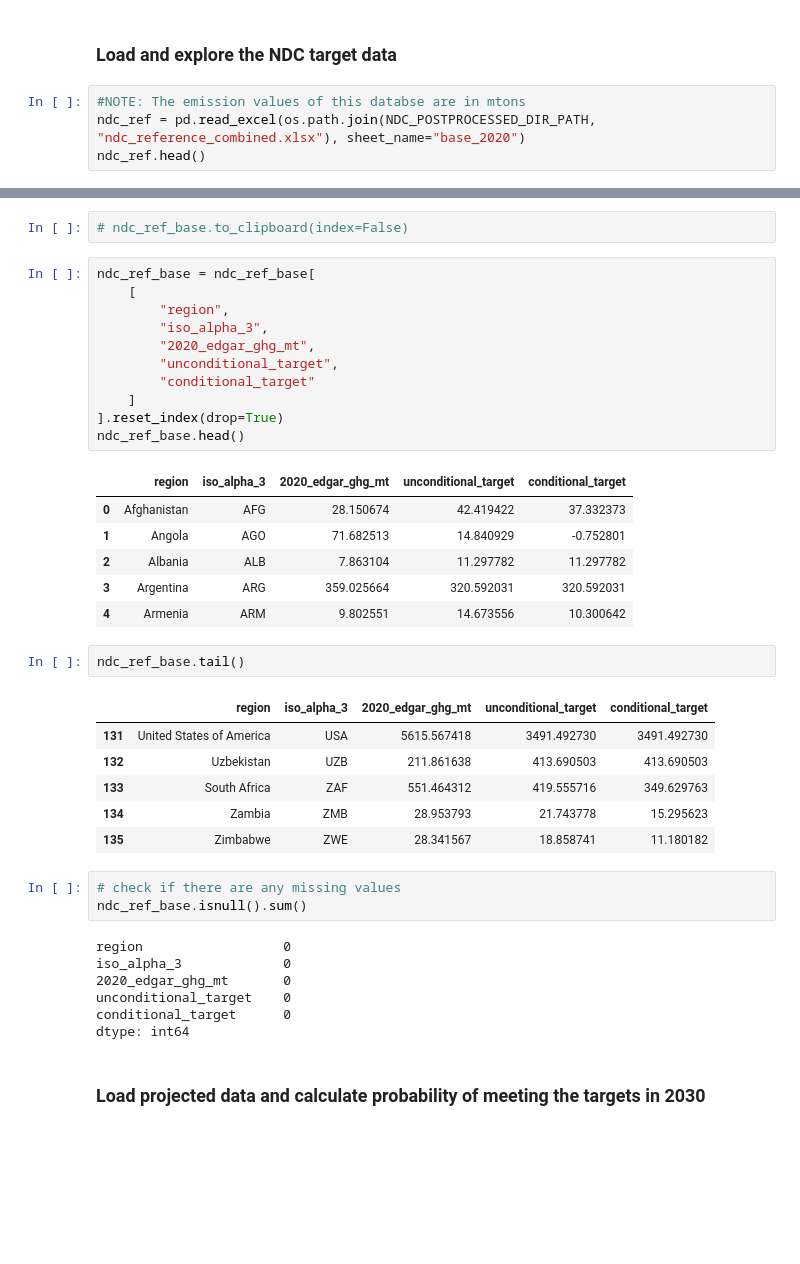
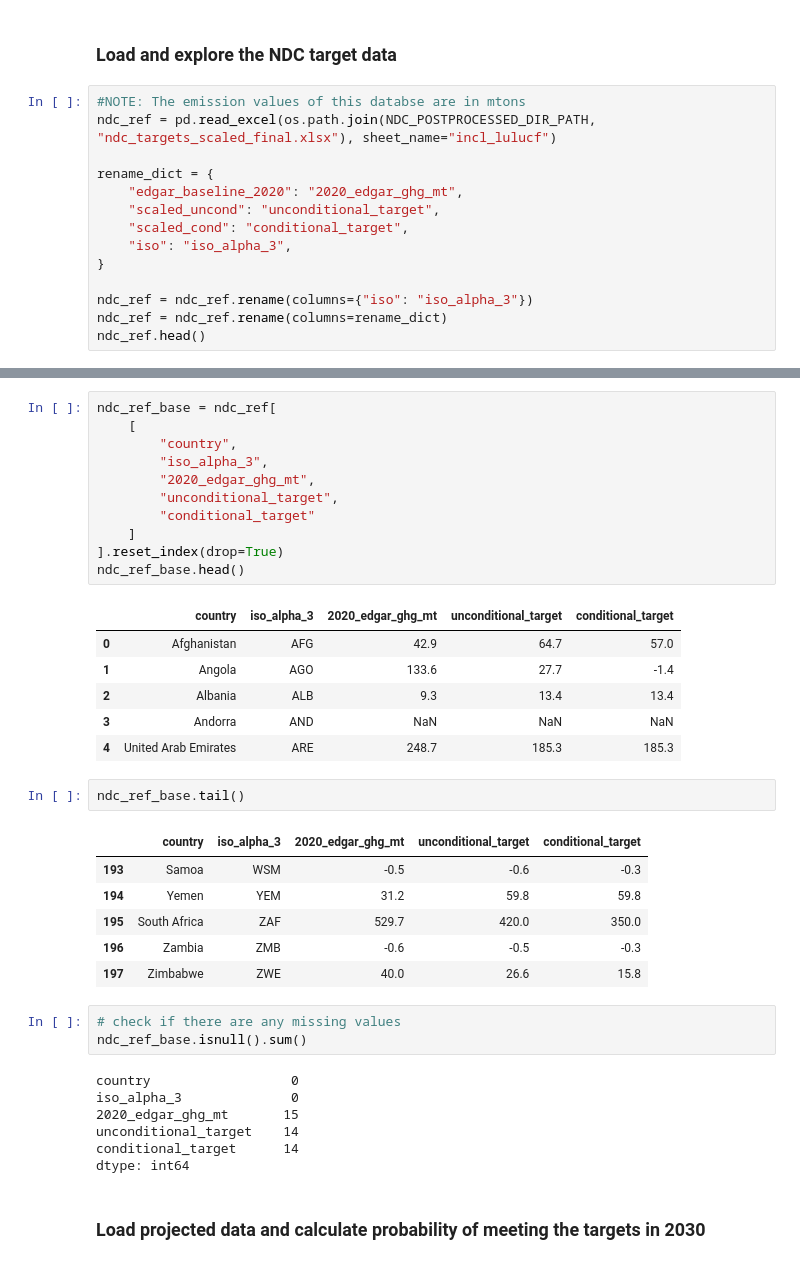
Before and after one commit to jroblar/ndc_evaluation, a Jupyter notebook: ndc_probability/ndc_probability_analysis.ipynb, the cells around one changed output, grey strips where cells are left out. Drawn from its saved outputs; the diff is of its cells as text; blank space fills up the shorter version.

```diff
--- a/ndc_probability/ndc_probability_analysis.ipynb
+++ b/ndc_probability/ndc_probability_analysis.ipynb
@@ -32,6 +31,16 @@ NDC_POSTPROCESSED_DIR_PATH = os.path.join(DATA_DIR_PATH, "ndc_data")
 ### Load and explore the NDC target data
 # %%
 #NOTE: The emission values of this databse are in mtons
-ndc_ref = pd.read_excel(os.path.join(NDC_POSTPROCESSED_DIR_PATH, "ndc_reference_combined.xlsx"), sheet_name="base_2020")
+ndc_ref = pd.read_excel(os.path.join(NDC_POSTPROCESSED_DIR_PATH, "ndc_targets_scaled_final.xlsx"), sheet_name="incl_lulucf")
+
+rename_dict = {
+    "edgar_baseline_2020": "2020_edgar_ghg_mt",
+    "scaled_uncond": "unconditional_target",
+    "scaled_cond": "conditional_target",
+    "iso": "iso_alpha_3",
+}
+
+ndc_ref = ndc_ref.rename(columns={"iso": "iso_alpha_3"})
+ndc_ref = ndc_ref.rename(columns=rename_dict)
 ndc_ref.head()
 # %% [output]
@@ -124,41 +84,39 @@ ndc_ref_base.head()
-# %%
-# ndc_ref_base.to_clipboard(index=False)
 # %%
-ndc_ref_base = ndc_ref_base[
+ndc_ref_base = ndc_ref[
     [
-        "region",
+        "country",
         "iso_alpha_3",
         "2020_edgar_ghg_mt",
         "unconditional_target",
         "conditional_target"
     ]
 ].reset_index(drop=True)
 ndc_ref_base.head()
 # %% [output]
-|  | region | iso_alpha_3 | 2020_edgar_ghg_mt | unconditional_target | conditional_target |
-| 0 | Afghanistan | AFG | 28.150674 | 42.419422 | 37.332373 |
-| 1 | Angola | AGO | 71.682513 | 14.840929 | -0.752801 |
-| 2 | Albania | ALB | 7.863104 | 11.297782 | 11.297782 |
-| 3 | Argentina | ARG | 359.025664 | 320.592031 | 320.592031 |
-| 4 | Armenia | ARM | 9.802551 | 14.673556 | 10.300642 |
+|  | country | iso_alpha_3 | 2020_edgar_ghg_mt | unconditional_target | conditional_target |
+| 0 | Afghanistan | AFG | 42.9 | 64.7 | 57.0 |
+| 1 | Angola | AGO | 133.6 | 27.7 | -1.4 |
+| 2 | Albania | ALB | 9.3 | 13.4 | 13.4 |
+| 3 | Andorra | AND | NaN | NaN | NaN |
+| 4 | United Arab Emirates | ARE | 248.7 | 185.3 | 185.3 |
 # %%
 ndc_ref_base.tail()
 # %% [output]
-|  | region | iso_alpha_3 | 2020_edgar_ghg_mt | unconditional_target | conditional_target |
-| 131 | United States of America | USA | 5615.567418 | 3491.492730 | 3491.492730 |
-| 132 | Uzbekistan | UZB | 211.861638 | 413.690503 | 413.690503 |
-| 133 | South Africa | ZAF | 551.464312 | 419.555716 | 349.629763 |
-| 134 | Zambia | ZMB | 28.953793 | 21.743778 | 15.295623 |
-| 135 | Zimbabwe | ZWE | 28.341567 | 18.858741 | 11.180182 |
+|  | country | iso_alpha_3 | 2020_edgar_ghg_mt | unconditional_target | conditional_target |
+| 193 | Samoa | WSM | -0.5 | -0.6 | -0.3 |
+| 194 | Yemen | YEM | 31.2 | 59.8 | 59.8 |
+| 195 | South Africa | ZAF | 529.7 | 420.0 | 350.0 |
+| 196 | Zambia | ZMB | -0.6 | -0.5 | -0.3 |
+| 197 | Zimbabwe | ZWE | 40.0 | 26.6 | 15.8 |
 # %%
 # check if there are any missing values
 ndc_ref_base.isnull().sum()
 # %% [output]
-region                  0
-iso_alpha_3             0
-2020_edgar_ghg_mt       0
-unconditional_target    0
-conditional_target      0
+country                  0
+iso_alpha_3              0
+2020_edgar_ghg_mt       15
+unconditional_target    14
+conditional_target      14
 dtype: int64
 # %% [markdown]
 ### Load projected data and calculate probability of meeting the targets in 2030
```
Also changed, not shown: parts of 23 cells of this notebook, 1 other file.
